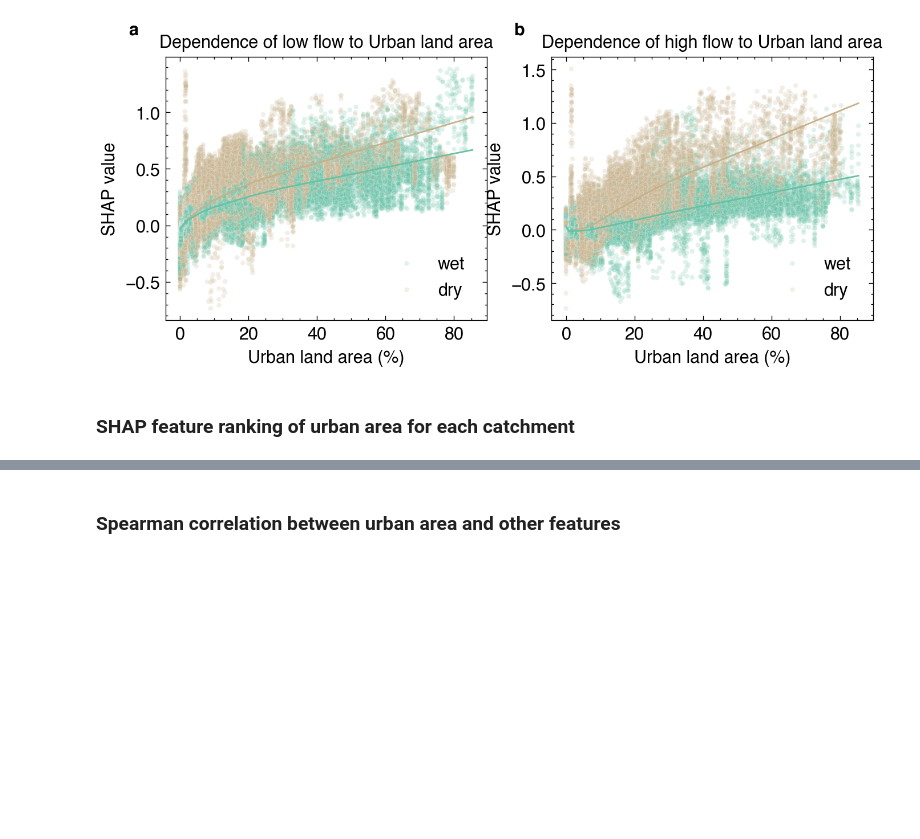
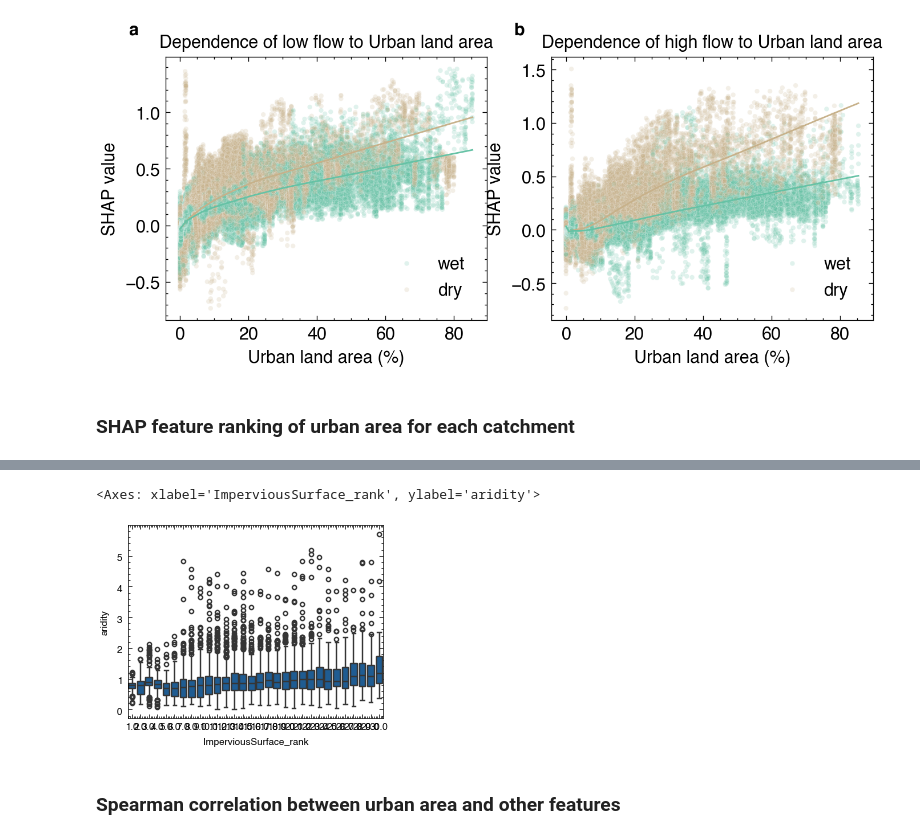
Before and after one commit to zhangboen/lulc_flood, a Jupyter notebook: plot_figures.ipynb, the cells around one changed output, grey strips where cells are left out. Saved outputs shown, nothing was run; the diff lists cells and outputs as text; code cells hidden in the pictures; blank space fills up the shorter version.

```diff
--- a/plot_figures.ipynb
+++ b/plot_figures.ipynb
@@ -427,3 +427,8 @@ plt.rc('font', size = 12, family = 'Helvetica')
+# %%
+sns.boxplot(shap_Qmin7_ave, x = 'ImperviousSurface_rank', y = 'aridity')
+# %% [output]
+<Axes: xlabel='ImperviousSurface_rank', ylabel='aridity'>
+[figure, added]
 # %% [markdown]
 ### Spearman correlation between urban area and other features
 # %%
```
Also changed, not shown: parts of 2 cells of this notebook, 14 other files.
